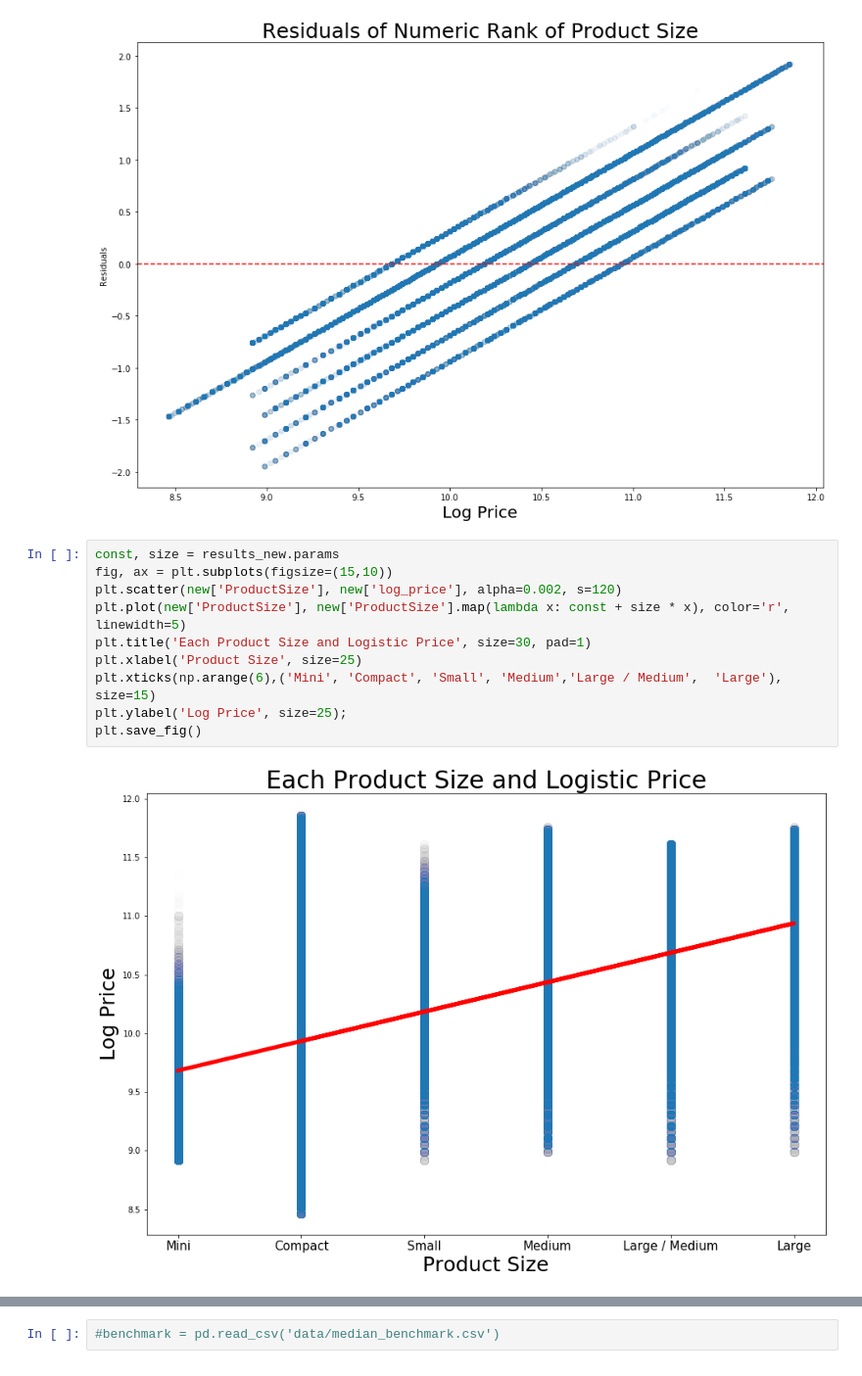
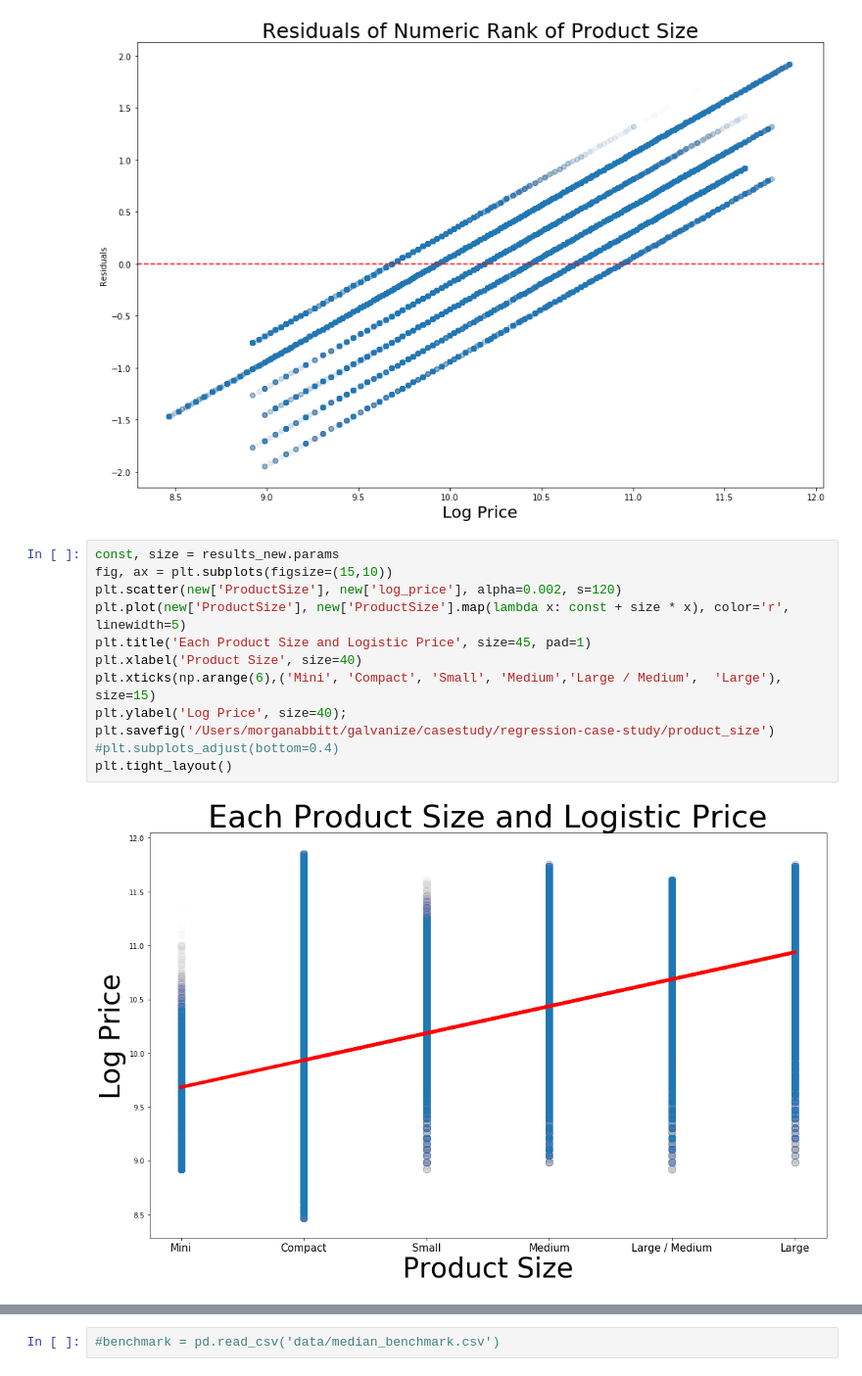
Before and after one commit to morganabbitt/Regression-Analysis, a Jupyter notebook: Morgan_data.ipynb, the cells around one changed output, grey strips where cells are left out. Shown at 98% size. Saved outputs shown, nothing was run; the diff lists cells and outputs as text.

Commit message:
changes to data and product size png

```diff
--- a/Morgan_data.ipynb
+++ b/Morgan_data.ipynb
@@ -171,12 +159,14 @@ Text(0, 0.5, 'Residuals')
 # %%
 const, size = results_new.params
 fig, ax = plt.subplots(figsize=(15,10))
 plt.scatter(new['ProductSize'], new['log_price'], alpha=0.002, s=120)
 plt.plot(new['ProductSize'], new['ProductSize'].map(lambda x: const + size * x), color='r', linewidth=5)
-plt.title('Each Product Size and Logistic Price', size=30, pad=1)
-plt.xlabel('Product Size', size=25)
+plt.title('Each Product Size and Logistic Price', size=45, pad=1)
+plt.xlabel('Product Size', size=40)
 plt.xticks(np.arange(6),('Mini', 'Compact', 'Small', 'Medium','Large / Medium',  'Large'), size=15)
-plt.ylabel('Log Price', size=25);
-plt.save_fig()
+plt.ylabel('Log Price', size=40);
+plt.savefig('/Users/morganabbitt/galvanize/casestudy/regression-case-study/product_size')
+#plt.subplots_adjust(bottom=0.4)
+plt.tight_layout()
 # %% [output]
-[figure, old version]
+[figure, new version]
```
Also changed, not shown: parts of 3 cells of this notebook, 1 other file.
